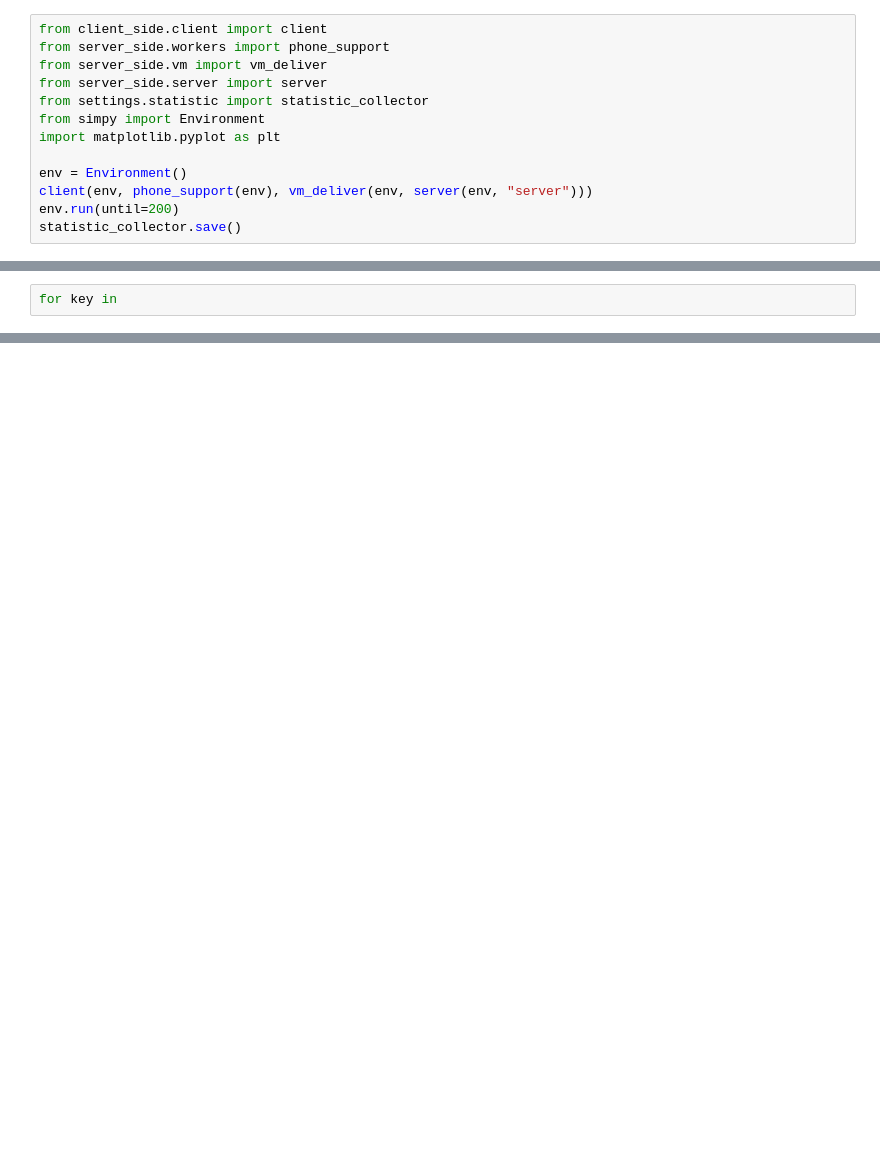
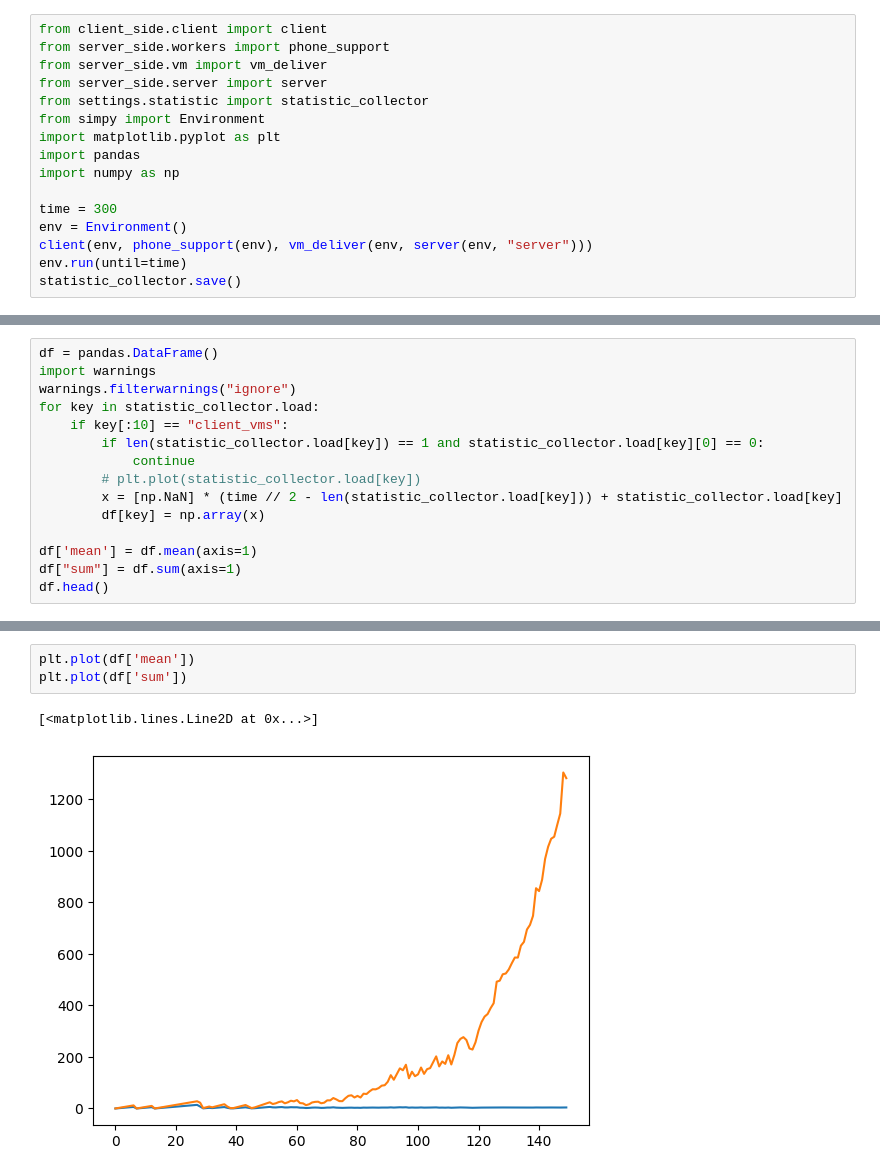
Before and after one commit to Forshielders/coursework_7sem, a Jupyter notebook: main.ipynb, the cells around one changed output, grey strips where cells are left out. Cells and saved outputs as stored; diff of their text form; blank space fills up the shorter version.

Commit message:
statistic metrics

```diff
--- a/main.ipynb
+++ b/main.ipynb
@@ -6,10 +6,13 @@ from server_side.server import server
 from settings.statistic import statistic_collector
 from simpy import Environment
 import matplotlib.pyplot as plt
+import pandas
+import numpy as np
 
+time = 300
 env = Environment()
 client(env, phone_support(env), vm_deliver(env, server(env, "server")))
-env.run(until=200)
+env.run(until=time)
 statistic_collector.save()
 # %%
 for key in statistic_collector.load:
@@ -35,2 +38,15 @@ client_vms_12403: [0, 1]
-# %%
-for key in
+# %%
+df = pandas.DataFrame()
+import warnings
+warnings.filterwarnings("ignore")
+for key in statistic_collector.load:
+    if key[:10] == "client_vms":
+        if len(statistic_collector.load[key]) == 1 and statistic_collector.load[key][0] == 0:
+            continue
+        # plt.plot(statistic_collector.load[key])
+        x = [np.NaN] * (time // 2 - len(statistic_collector.load[key])) + statistic_collector.load[key]
+        df[key] = np.array(x)
+
+df['mean'] = df.mean(axis=1)
+df["sum"] = df.sum(axis=1)
+df.head()
@@ -36,0 +61,6 @@ for key in
+# %%
+plt.plot(df['mean'])
+plt.plot(df['sum'])
+# %% [output]
+[<matplotlib.lines.Line2D at 0x...>]
+[figure, added]
```
Also changed, not shown: parts of 2 cells of this notebook, 2 other files.
